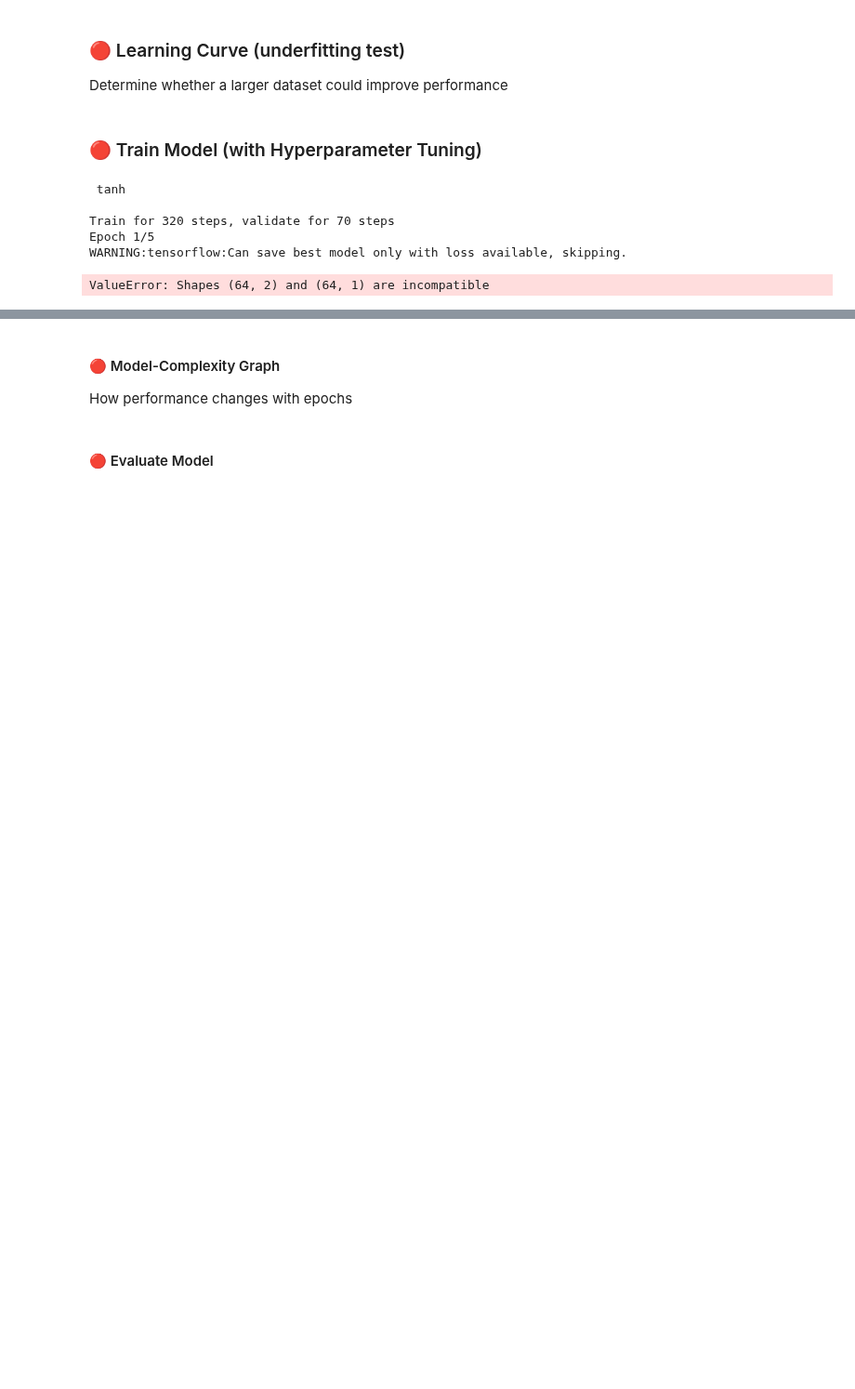
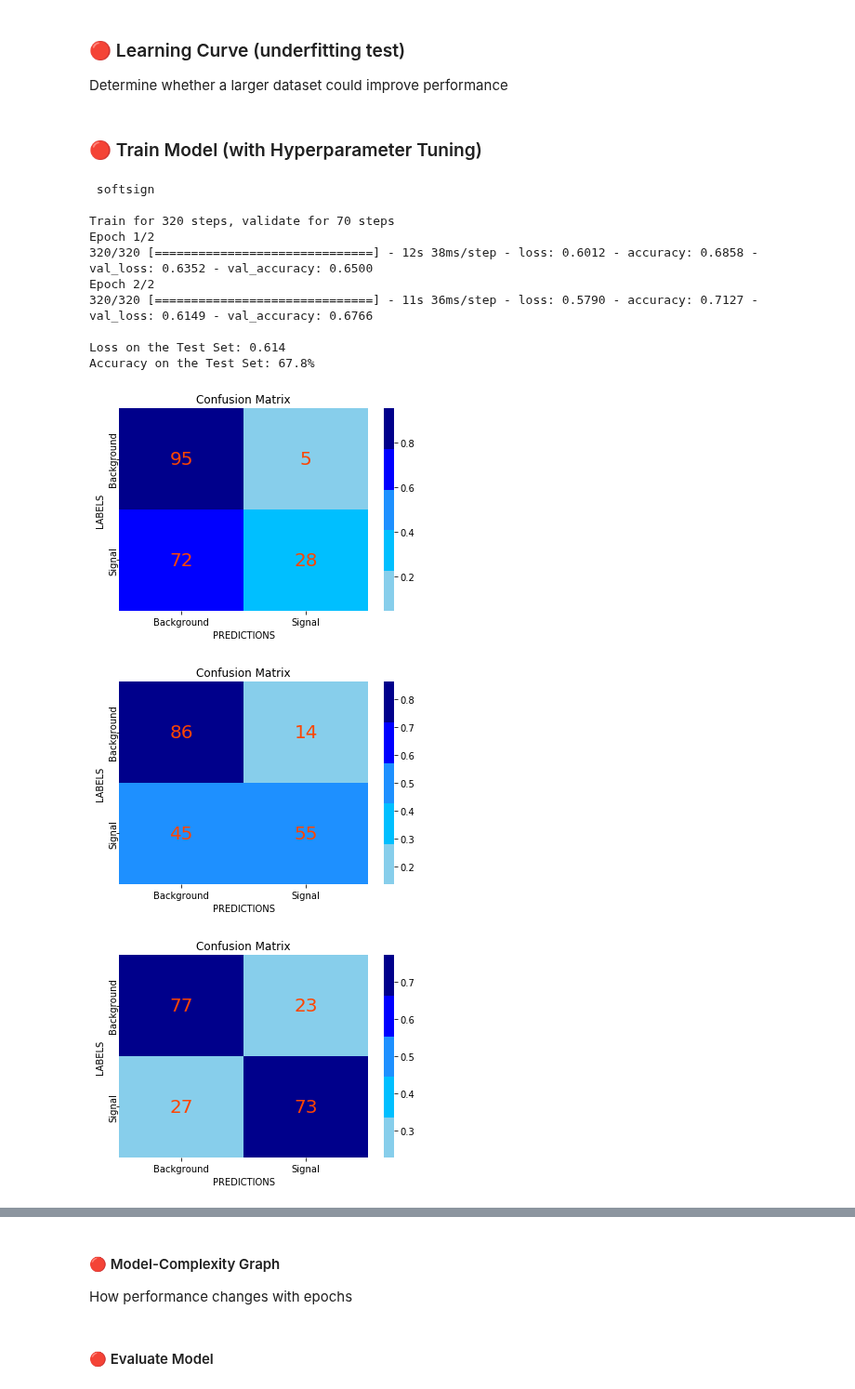
Before and after one commit to johngeorgousis/jet-classifier, a Jupyter notebook: 2TENSORFLOW.ipynb, the cells around one changed output, grey strips where cells are left out. Shown at 93% size. Cells and saved outputs as stored; diff of their text form; code cells hidden in the pictures; blank space fills up the shorter version.

```diff
--- a/2TENSORFLOW.ipynb
+++ b/2TENSORFLOW.ipynb
@@ -164,7 +164,7 @@ Determine whether a larger dataset could improve performance
 input_shape=(40, 40, 1)
 kernel_size = 2
 padding='valid'
-activation = 'tanh'
+activation = 'softsign'
 
 activations = ['elu', 'exponential', 'hard_sigmoid', 'linear', 'relu', 'selu', 'sigmoid', 'softmax', 'softplus', 'softsign', 'tanh']
 kernels = [1, 3, 5, 7, 9, 11]
@@ -191,12 +191,11 @@ for padding in paddings:
               tf.keras.layers.Dense(2, activation = 'softmax')
     ])
 
-    #model.summary()
 
     # Compile Model
     model.compile(optimizer='adam',
                   loss=tf.keras.losses.SparseCategoricalCrossentropy(from_logits=True),
-                  metrics=[tf.keras.metrics.Precision()])
+                  metrics=['accuracy'])
 
 
     # Callbacks
@@ -206,7 +205,7 @@ for padding in paddings:
     print('\n\n', activation, '\n')
 
     # Fit model to training data
-    EPOCHS = 5
+    EPOCHS = 2
 
     history = model.fit(train_batches,
               epochs=EPOCHS,
@@ -220,9 +219,25 @@ for padding in paddings:
     print('\nLoss on the Test Set: {:,.3f}'.format(loss))
     print('Accuracy on the Test Set: {:.1%}'.format(accuracy))
 # %% [output]
- tanh
+ softsign
 
 Train for 320 steps, validate for 70 steps
-Epoch 1/5
-WARNING:tensorflow:Can save best model only with loss available, skipping.
+Epoch 1/2
+320/320 [==============================] - 12s 38ms/step - loss: 0.6012 - accuracy: 0.6858 - val_loss: 0.6352 - val_accuracy: 0.6500
+Epoch 2/2
+320/320 [==============================] - 11s 36ms/step - loss: 0.5790 - accuracy: 0.7127 - val_loss: 0.6149 - val_accuracy: 0.6766
+
+Loss on the Test Set: 0.614
+Accuracy on the Test Set: 67.8%
-ValueError: Shapes (64, 2) and (64, 1) are incompatible
+# %%
+model0 = tf.keras.models.load_model('model_recent.h5')
+model1 = tf.keras.models.load_model('model_tanh_7360.h5')
+model2 = tf.keras.models.load_model('model_relu_7570.h5')
+
+models = [model0, model1, model2]
+
+cmx_tf(models, test_batches, num_of_batches_test)
+# %% [output]
+[figure, added]
+[figure, added]
+[figure, added]
```
Also changed, not shown: parts of 3 cells of this notebook, 1 other file.
